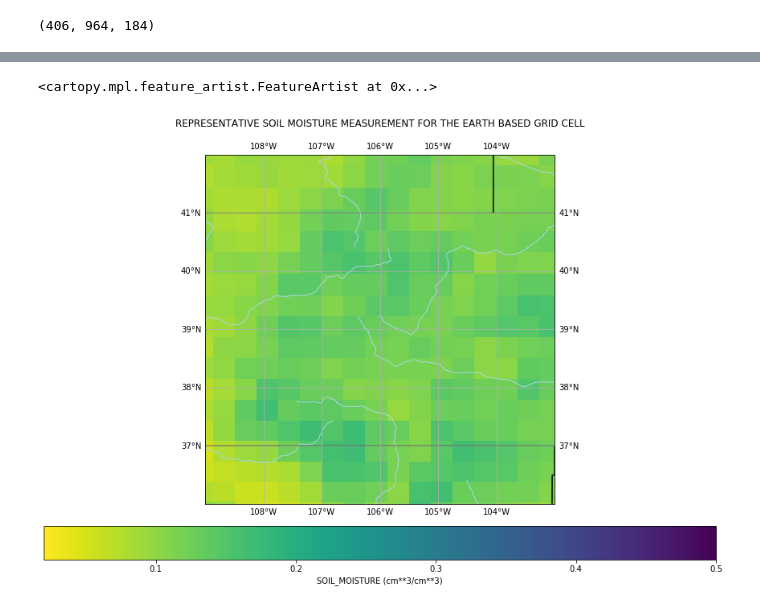
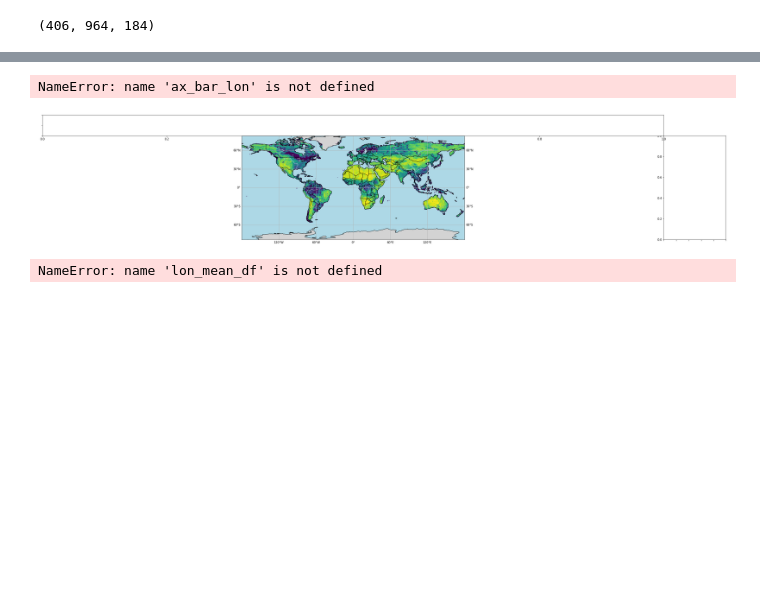
Before and after one commit to bmcandr/smap-data-vis, a Jupyter notebook: notebooks/smap-data-vis-h5py.ipynb, the cells around one changed output, grey strips where cells are left out. Drawn from its saved outputs; the diff is of its cells as text; code cells hidden in the pictures; blank space fills up the shorter version.

```diff
--- a/notebooks/smap-data-vis-h5py.ipynb
+++ b/notebooks/smap-data-vis-h5py.ipynb
@@ -292,0 +291,6 @@ plot_mean()
+# %%
+def map_color(df, variable):
+    norm = mpl.colors.Normalize(vmin=df[variable].min(), vmax=df[variable].max(), clip=True)
+    mapper = mpl.cm.ScalarMappable(norm=norm, cmap=mpl.cm.viridis_r)
+    df['color'] = df.apply(lambda x: mapper.to_rgba(x[variable]), axis=1)
+    return df
@@ -292,0 +389,12 @@ plot_mean()
+# %%
+plot_data_bars(test_mean, test_stack_attrs[0])
+# %% [output]
+NameError: name 'ax_bar_lon' is not defined
+[figure, added]
+# %%
+lon_mean_df = map_color(lon_mean_df, 'lon_mean')
+lon_mean_df.set_index(EASE_LONS[0], inplace=True)
+lat_mean_df = map_color(lat_mean_df, 'lat_mean')
+lat_mean_df.set_index(EASE_LATS[:,0], inplace=True)
+# %% [output]
+NameError: name 'lon_mean_df' is not defined
@@ -293,26 +422,26 @@ plot_mean()
 # %%
-n_lat = 41
-w_lon = -110
-s_lat = 37
-e_lon = -102
+n_lat = 38.5
+w_lon = -6
+s_lat = 25.5
+e_lon = 6
 
 subset_coords = [w_lon, e_lon, n_lat, s_lat]
 
 subset = (EASE_LATS < n_lat) & (EASE_LATS > s_lat) & (EASE_LONS > w_lon) & (EASE_LONS < e_lon)
 
 sm_time = np.empty([len(DATA_PATHS)])
+anomaly_time = np.empty([EASE_SHAPE[0], EASE_SHAPE[1], len(DATA_PATHS)])
 
 for i in np.arange(0, test_stack.shape[2]):
     sm_2d = test_stack[:, :, i]
-    sm_time[i] = np.nanmean(sm_2d[subset])
+    sm_2d_subset = sm_2d[subset]
+    sm_time[i] = np.nanmean(sm_2d_subset)
+    anomaly_time[:,:,i] = sm_2d - test_mean
 
 mean_df = pd.DataFrame({'mean_sm': sm_time})
 mean_df['date'] = [attrs['date'] for attrs in test_stack_attrs]
 
 mean_df.set_index('date', inplace=True)
 
-mean_plot = plot_mean(extent=[w_lon+1, e_lon-1, n_lat+1, s_lat-1])
-mean_plot.add_feature(cartopy.feature.STATES)
+# mean_plot = plot_mean(extent=[w_lon+1, e_lon-1, n_lat+1, s_lat-1])
+# mean_plot.add_feature(cartopy.feature.STATES)
-# %% [output]
-<cartopy.mpl.feature_artist.FeatureArtist at 0x...>
-[figure, removed]
```
Also changed, not shown: parts of 16 cells of this notebook.
